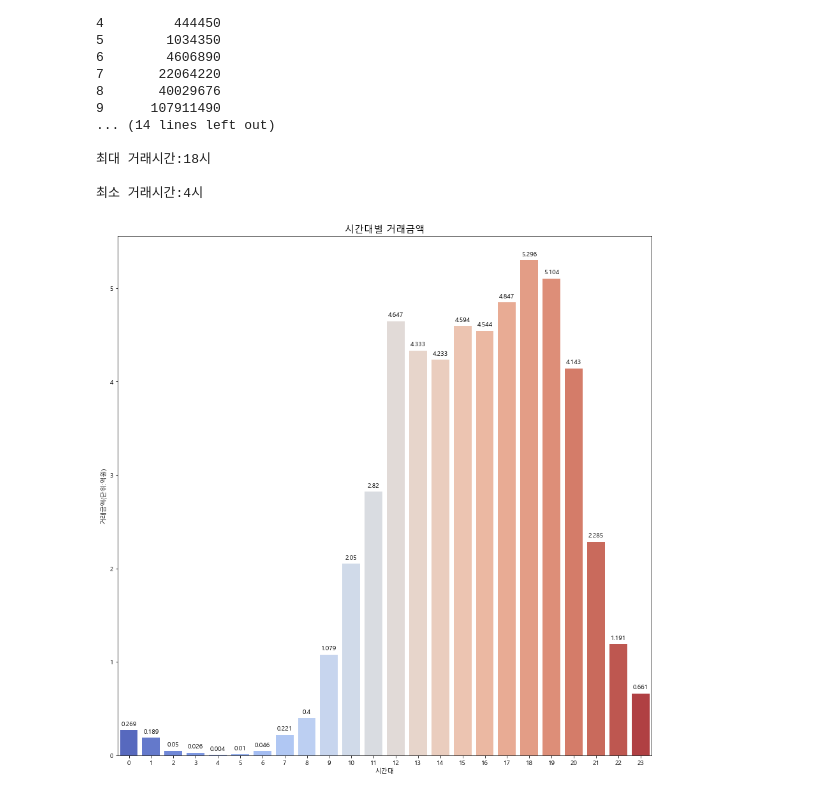
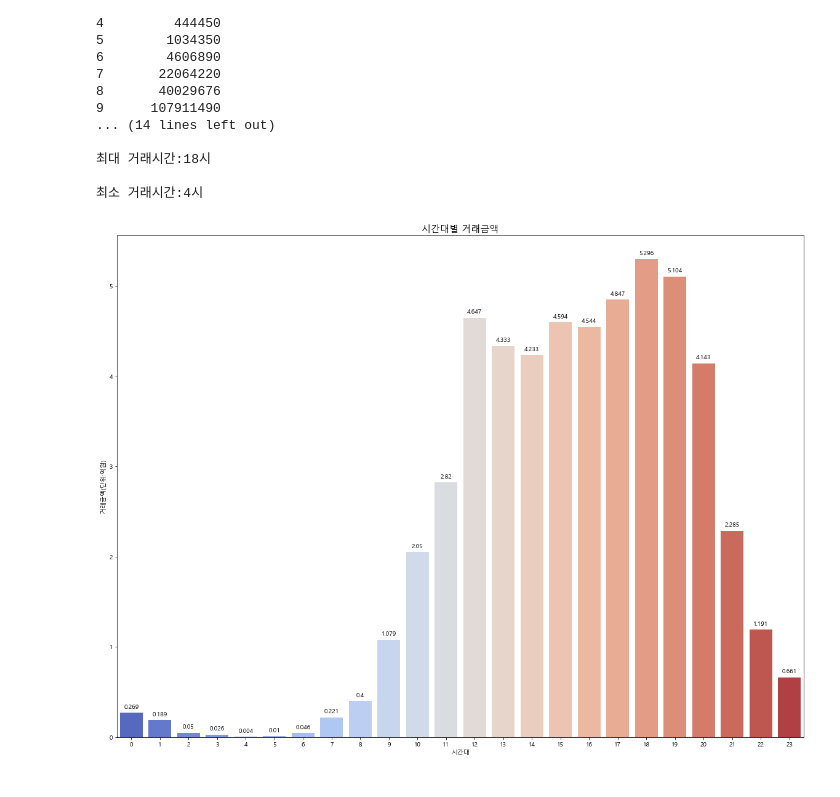
Before and after one commit to jamesjhk/Project_B, a Jupyter notebook: jeongryeoljang.ipynb, the cells around one changed output. Saved outputs shown, nothing was run; the diff lists cells and outputs as text; code cells hidden in the pictures.

```diff
--- a/jeongryeoljang.ipynb
+++ b/jeongryeoljang.ipynb
@@ -232,22 +232,22 @@ print('\n최소 거래시간:'+ str(mintime) + '시')
 # %%
 # 차트 설정
 plt.rc('font', family='Malgun Gothic')
-plt.rcParams["figure.figsize"] = (15, 15)
+plt.rcParams["figure.figsize"] = (20, 15)
 
 # 시간대별 거래금액 차트
 # plt.bar(totalamount.index, totalamount['거래금액']/100000000)
 ax = sns.barplot(x=totalamount.index, y=totalamount['거래금액']/100000000, data=totalamount, palette="coolwarm")
 plt.title('시간대별 거래금액', fontsize = 15)
 plt.xlabel("시간대", fontsize = 10)
 plt.ylabel("거래금액(단위:억원)", fontsize = 10)
 plt.xticks(range(24))
 for a,b in zip(totalamount.index, round(totalamount['거래금액']/100000000, 3)):
      # if a == maxtime :
         plt.text(a, b+0.05, str(b), horizontalalignment='center')
 plt.show()
 #plt.savefig('time.png')
 # %% [output]
-[figure, old version]
+[figure, new version]
 # %%
 #  시간대별 카테고리 이용 빈도수 집계
 totalcategory = pd.pivot_table(df, index = ['승인시간2', '카테고리'], values = '거래금액', aggfunc='count')
```
Also changed, not shown: parts of 1 cell of this notebook.
